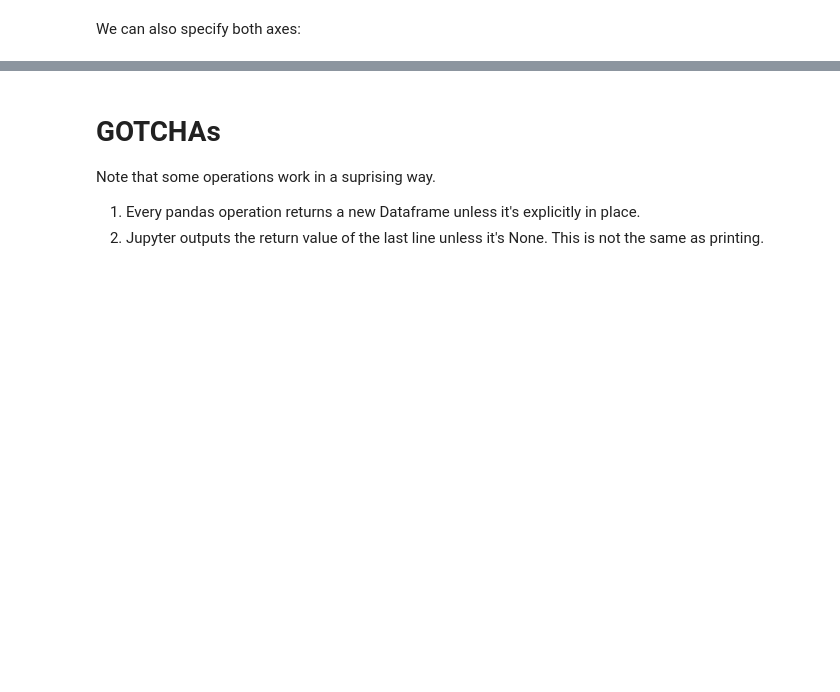
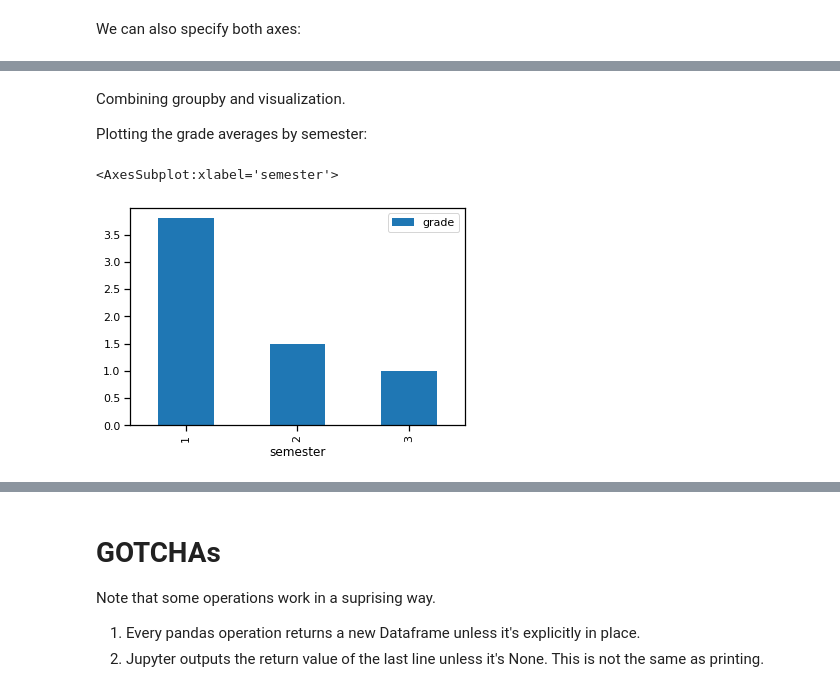
Before and after one commit to bi-labor/pandas_jupyter, a Jupyter notebook: notebooks/Pandas_introduction.ipynb, the cells around one changed output, grey strips where cells are left out. Saved outputs shown, nothing was run; the diff lists cells and outputs as text; code cells hidden in the pictures; blank space fills up the shorter version.

```diff
--- a/notebooks/Pandas_introduction.ipynb
+++ b/notebooks/Pandas_introduction.ipynb
@@ -730,0 +843,9 @@ grades.plot(x='semester', y='grade', kind='scatter')
+# %% [markdown]
+Combining groupby and visualization.
+
+Plotting the grade averages by semester:
+# %%
+grades.groupby('semester').mean().plot(kind='bar')
+# %% [output]
+<AxesSubplot:xlabel='semester'>
+[figure, added]
```
Also changed, not shown: parts of 25 cells of this notebook, 1 other file.
